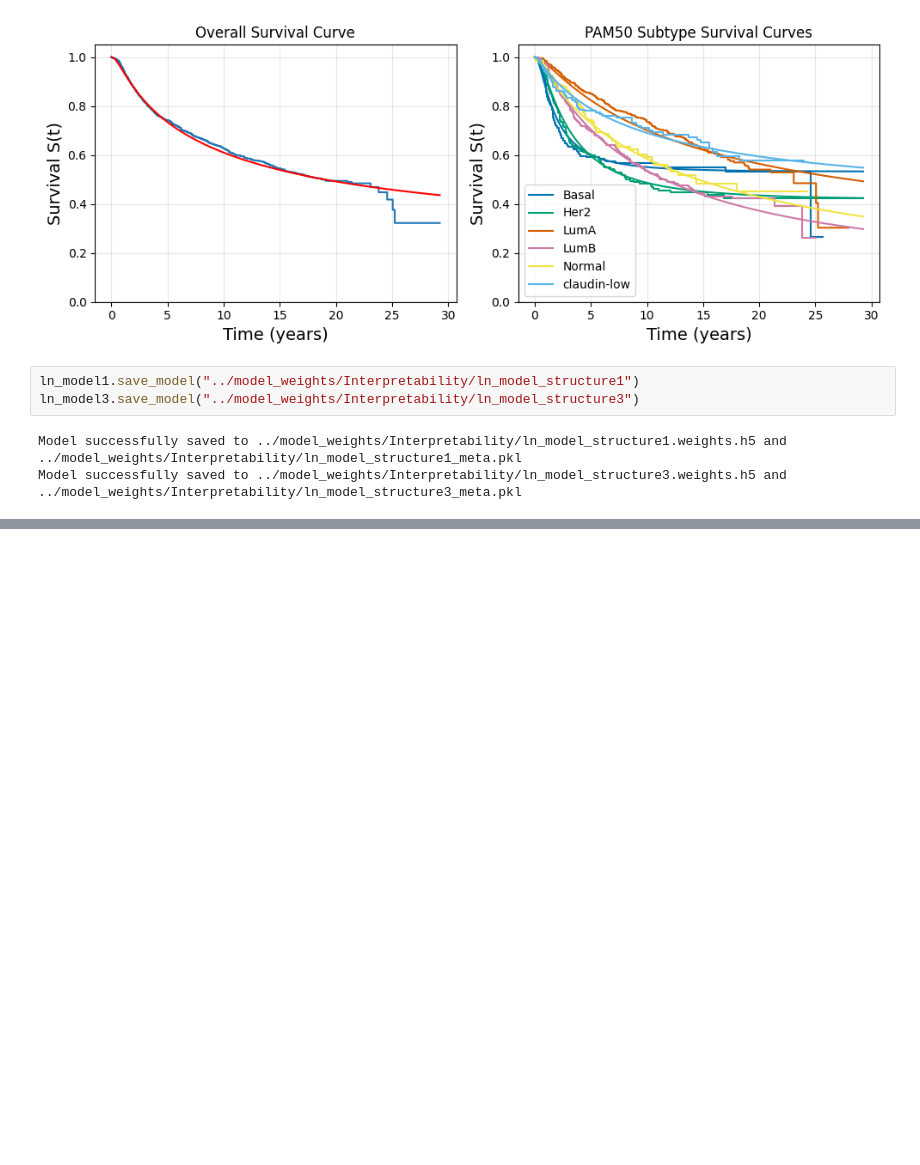
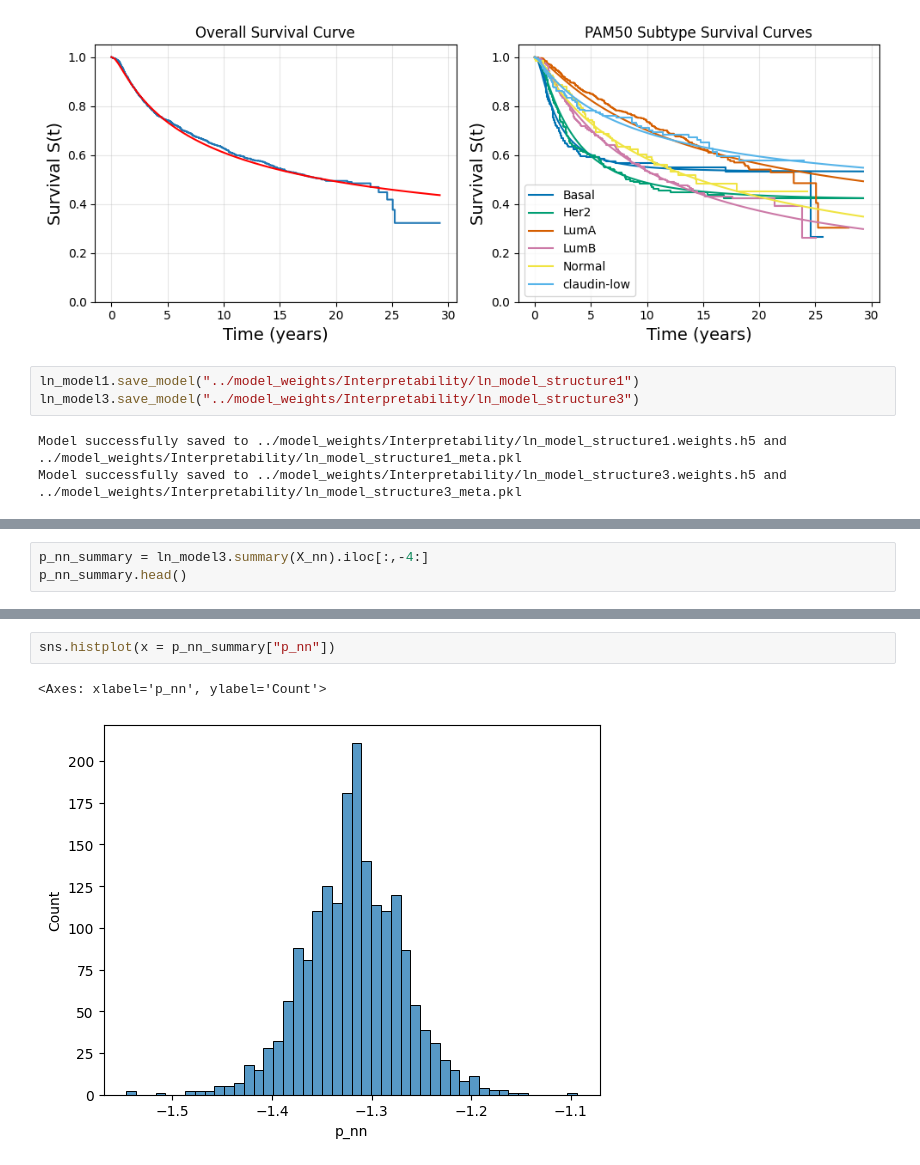
Before and after one commit to nhilariosilva/metabric_aft_models, a Jupyter notebook: notebooks/Final analysis.ipynb, the cells around one changed output, grey strips where cells are left out. Drawn from its saved outputs; the diff is of its cells as text; blank space fills up the shorter version.

```diff
--- a/notebooks/Final analysis.ipynb
+++ b/notebooks/Final analysis.ipynb
@@ -264,0 +283,3 @@ Model successfully saved to ../model_weights/Interpretability/ln_model_structure
+# %%
+p_nn_summary = ln_model3.summary(X_nn).iloc[:,-4:]
+p_nn_summary.head()
@@ -264,0 +293,5 @@ Model successfully saved to ../model_weights/Interpretability/ln_model_structure
+# %%
+sns.histplot(x = p_nn_summary["p_nn"])
+# %% [output]
+<Axes: xlabel='p_nn', ylabel='Count'>
+[figure, added]
```
Also changed, not shown: parts of 7 cells of this notebook, 5 other files.
